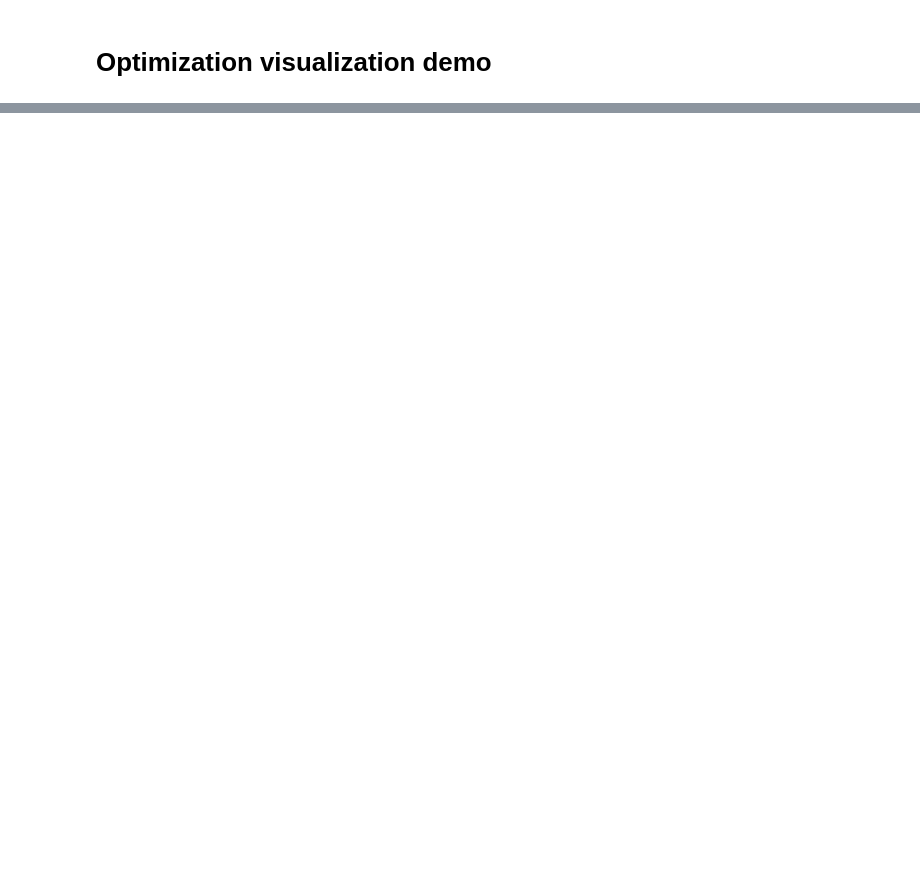
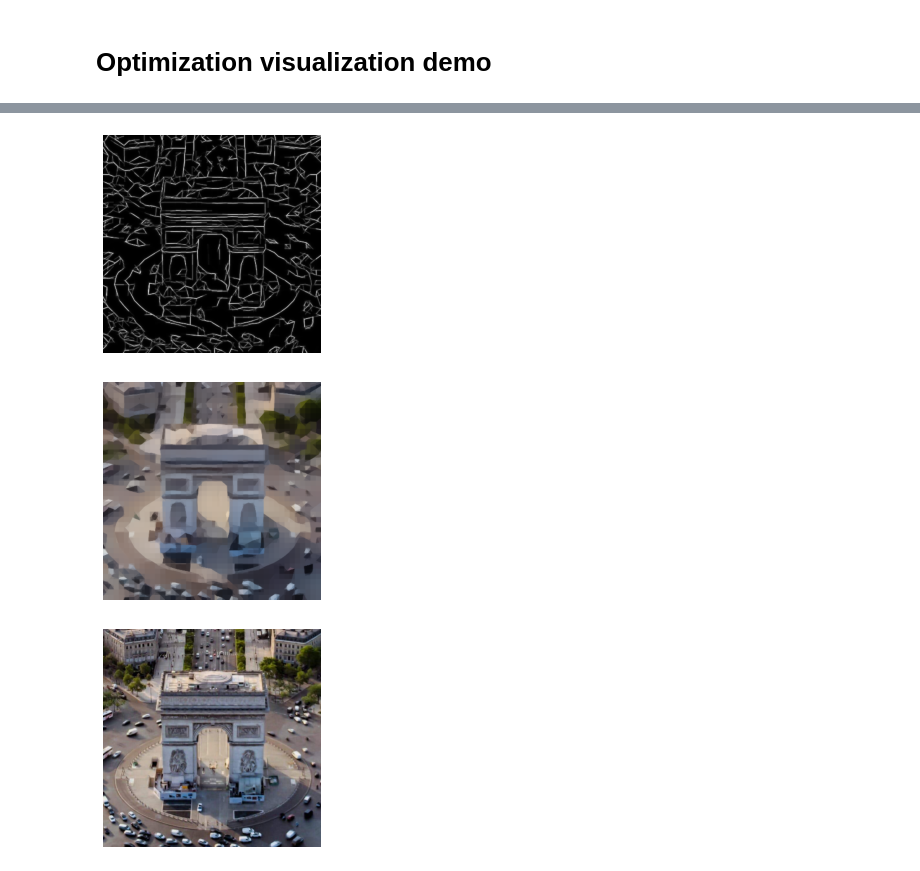
Before and after one commit to aneeldamaraju/fieldofjunctions, a Jupyter notebook: examples/foj_demo.ipynb, the cells around one changed output, grey strips where cells are left out. Saved outputs shown, nothing was run; the diff lists cells and outputs as text; code cells hidden in the pictures; blank space fills up the shorter version.

Commit message:
2 angle update with videos

```diff
--- a/examples/foj_demo.ipynb
+++ b/examples/foj_demo.ipynb
@@ -145,11 +139,28 @@ plt.axis('off');
 # %%
 # Using the exposed foj.step() function it is possible to create a visualization of the entire optimization
 # process (here using the imageio package, but you can also use OpenCV's VideoWriter for example)
+opts = SimpleNamespace()
+
+opts.R                        = R
+opts.stride                   = 10
+opts.eta                      = 0.01
+opts.delta                    = 0.05
+opts.lr_angles                = 0.004
+opts.lr_x0y0                  = 0.03
+opts.lambda_boundary_final    = 0.6
+opts.lambda_color_final       = 0.1
+opts.nvals                    = 31
+opts.num_initialization_iters = 40
+opts.num_refinement_iters     = 2000
+opts.greedy_step_every_iters  = 30
+opts.parallel_mode            = True
+opts.ang_per_vertex           = 3
+
 
 import imageio
 
 def foj_optimize_visualize_optimization():
-    with imageio.get_writer('optimization.mp4', fps=60, quality=9) as writer:
+    with imageio.get_writer('ArchBoundaries_R21_2000iters.mp4', fps=60, quality=9) as writer:
         for i in range(foj.num_iters):
             if i == 0:
                 print("Beginning initialization...")
@@ -164,18 +175,25 @@ def foj_optimize_visualize_optimization():
             foj.step(i)
 
             # Compute smoothed image and boundaries
+#             params = torch.cat([foj.angles, foj.x0y0], dim=1)
+#             dists, _, patches = foj.get_dists_and_patches(params)
+#             local_boundaries = foj.dists2boundaries(dists)
+#             global_boundaries = foj.local2global(local_boundaries)[0, 0, :, :].detach().cpu().numpy()[:, :, np.newaxis]
+#             smoothed_img = foj.local2global(patches)[0, :, :, :].permute(1, 2, 0).detach().cpu().numpy()
+
+            #FOR COLOR IMAGE
             params = torch.cat([foj.angles, foj.x0y0], dim=1)
             dists, _, patches = foj.get_dists_and_patches(params)
             local_boundaries = foj.dists2boundaries(dists)
-            global_boundaries = foj.local2global(local_boundaries)[0, 0, :, :].detach().cpu().numpy()[:, :, np.newaxis]
+            global_boundaries = foj.local2global(local_boundaries)[0, 0, :, :].detach().cpu().numpy()[:, :, np.newaxis].repeat(3, 2)
             smoothed_img = foj.local2global(patches)[0, :, :, :].permute(1, 2, 0).detach().cpu().numpy()
             output = np.concatenate([img, smoothed_img, global_boundaries], axis=1)
 
             writer.append_data(np.uint8(255.0 * output))
-
+    return img, smoothed_img, global_boundaries
 
 # Create and optimize field of junctions
 foj = FieldOfJunctions(img, opts)
-%time foj_optimize_visualize_optimization()
+i1,i2,i3 = foj_optimize_visualize_optimization()
 # %% [output]
 Beginning initialization...
@@ -193,0 +219,17 @@ Refinement iteration 500/1000
+# %%
+plt.imshow(i3)
+plt.axis('off')
+
+plt.savefig('ArcBoundaries.png')
+plt.figure()
+plt.imshow(i2)
+plt.axis('off')
+plt.savefig('ArcSmoothImages.png')
+plt.figure()
+plt.imshow(i1)
+plt.axis('off')
+plt.savefig('ArcImage.png')
+# %% [output]
+[figure, added]
+[figure, added]
+[figure, added]
```
Also changed, not shown: parts of 7 cells of this notebook, 2 other files.
